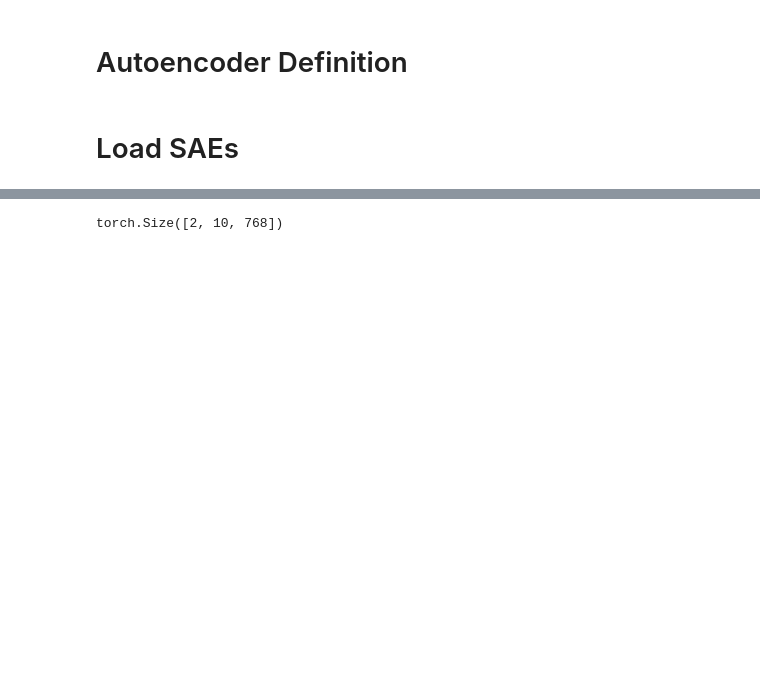
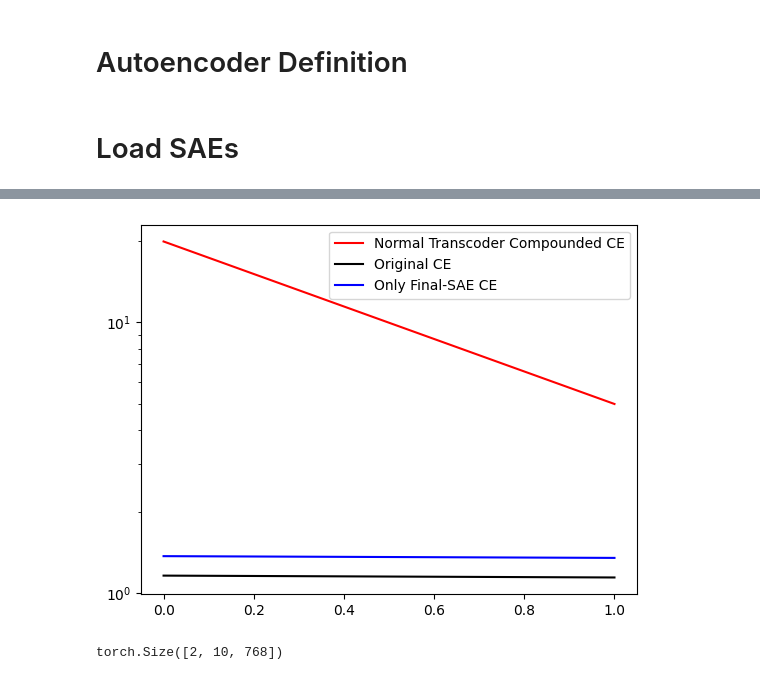
Before and after one commit to loganriggs/sae-circuits, a Jupyter notebook: notebooks/train_tiny_circuits.ipynb, the cells around one changed output, grey strips where cells are left out. Saved outputs shown, nothing was run; the diff lists cells and outputs as text; code cells hidden in the pictures; blank space fills up the shorter version.

```diff
--- a/notebooks/train_tiny_circuits.ipynb
+++ b/notebooks/train_tiny_circuits.ipynb
@@ -157,11 +213,23 @@ transcoder_path = project_root + '/saes/transcoder1.pt'
 
 k = 30
 # Load SAE model definition
-transcoder = FeatureAutoEncoderTopK.from_pretrained(transcoder_path, k, device=device, setting="feature_by_feature")
+transcoder_f2f = FeatureAutoEncoderTopK.from_pretrained(transcoder_path, k, device=device, setting="feature_by_feature")
+transcoder = FeatureAutoEncoderTopK.from_pretrained(transcoder_path, k, device=device, setting="normal")
+normal_transcoder = FeatureAutoEncoderTopK.from_pretrained(transcoder_path, k, device=device, setting="normal")
 resid_sae = AutoEncoderTopK.from_pretrained(last_sae_path, k, device=device)
-normal_transcoder = FeatureAutoEncoderTopK.from_pretrained(transcoder_path, k, device=device, setting="normal")
 # Ensure gradients are off for sae_downstream (ie last_sae)
-for param in resid_sae.parameters():
-    param.requires_grad = False
+# for param in resid_sae.parameters():
+#     param.requires_grad = False
+
+randomize_weights = False
+if randomize_weights:
+    input_shape, output_shape = transcoder.encoder.weight.shape
+    transcoder.encoder.weight.data = torch.randn(input_shape, output_shape)
+    transcoder.encoder.bias.data = torch.randn(input_shape)
+    transcoder.decoder.weight.data = torch.randn(output_shape, input_shape)
+    transcoder.b_dec.data = torch.randn(output_shape)
+    transcoder.to(device)
 saes_feature_to_feature = [transcoder, resid_sae]
-saes_normal = [normal_transcoder, resid_sae]
+# saes_normal = [normal_transcoder, resid_sae]
+# initialize transcoder_f2f decoder to be dec @ enc
+transcoder_f2f.initialize_feature_by_feature_matrix(resid_sae.encoder)
@@ -386,3 +445,18 @@ KeyboardInterrupt:
+# %%
+# Plot both losses (orig_Ce, final-CE, & Comp-CE) for normal and f2f
+    # return [mse_losses, sparsity_losses, original_ces, only_final_sae_ces, compounded_ces]
+from matplotlib import pyplot as plt
+# plt.plot(losses_normal[2], label="Original CE", linestyle="--", color="black")
+# plt.plot(losses_normal[3], label="Final SAE CE", linestyle="--", color="blue")
+# plt.plot(losses_normal[4], label="Feature-2-Feature Transcoder CE", linestyle="--", color="red")
+plt.plot(losses_feature_by_feature[4], label="Normal Transcoder Compounded CE", linestyle="-", color="red")
+plt.plot(losses_feature_by_feature[2], label="Original CE", linestyle="-", color="black")
+plt.plot(losses_feature_by_feature[3], label="Only Final-SAE CE", linestyle="-", color="blue")
+plt.legend()
+plt.yscale("log")
+plt.show()
+# %% [output]
+[figure, added]
 # %%
 # clear the cache
 # del losses
```
Also changed, not shown: parts of 4 cells of this notebook, 2 other files.
